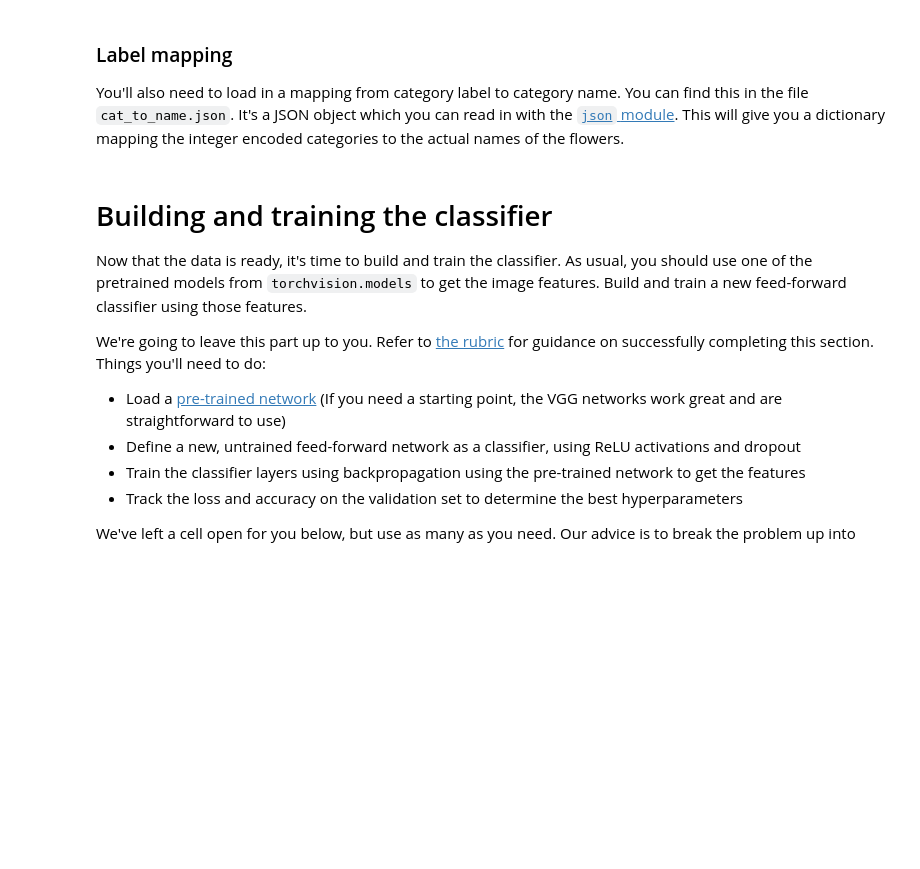
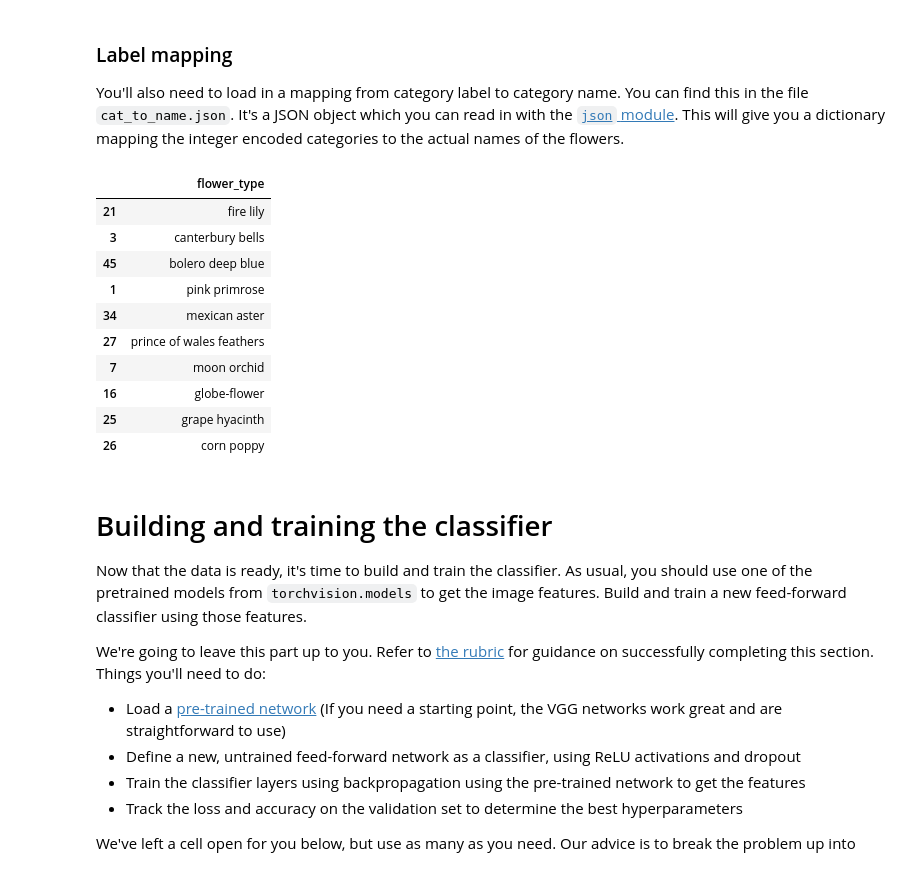
Before and after one commit to mosaique258/udacity_image-classifier, a Jupyter notebook: Image Classifier Project.ipynb, the cells around one changed output. Drawn from its saved outputs; the diff is of its cells as text; code cells hidden in the pictures; blank space fills up the shorter version.

```diff
--- a/Image Classifier Project.ipynb
+++ b/Image Classifier Project.ipynb
@@ -243,3 +216,18 @@ class_to_idx = {value: key for key, value in idx_to_class.items()}
+# %%
+df = pd.DataFrame({'flower_type': cat_to_name})
+df[:10]
+# %% [output]
+|  | flower_type |
+| 21 | fire lily |
+| 3 | canterbury bells |
+| 45 | bolero deep blue |
+| 1 | pink primrose |
+| 34 | mexican aster |
+| 27 | prince of wales feathers |
+| 7 | moon orchid |
+| 16 | globe-flower |
+| 25 | grape hyacinth |
+| 26 | corn poppy |
 # %% [markdown]
 # Building and training the classifier
 
```
Also changed, not shown: parts of 18 cells of this notebook, 1 other file.
